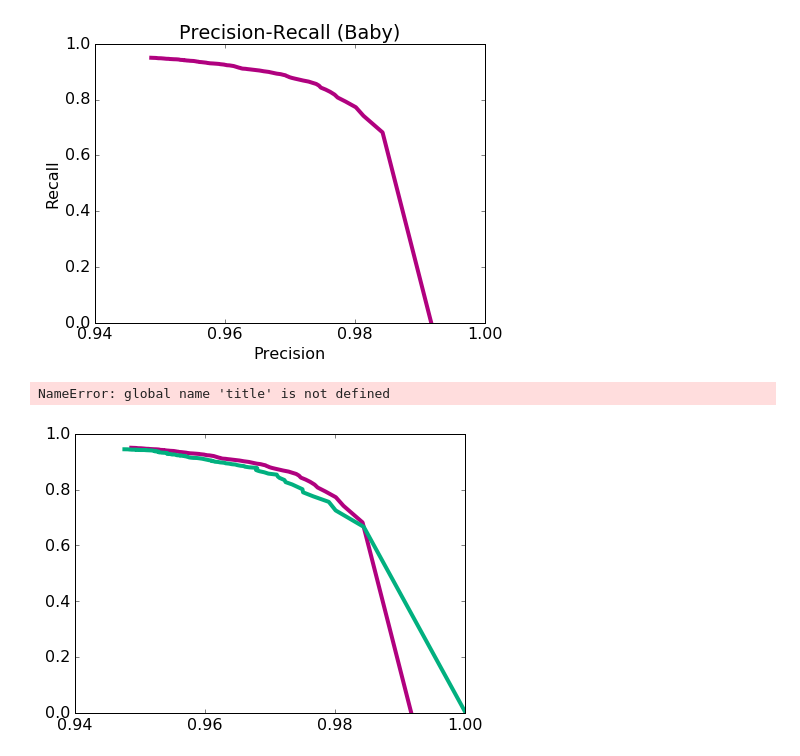
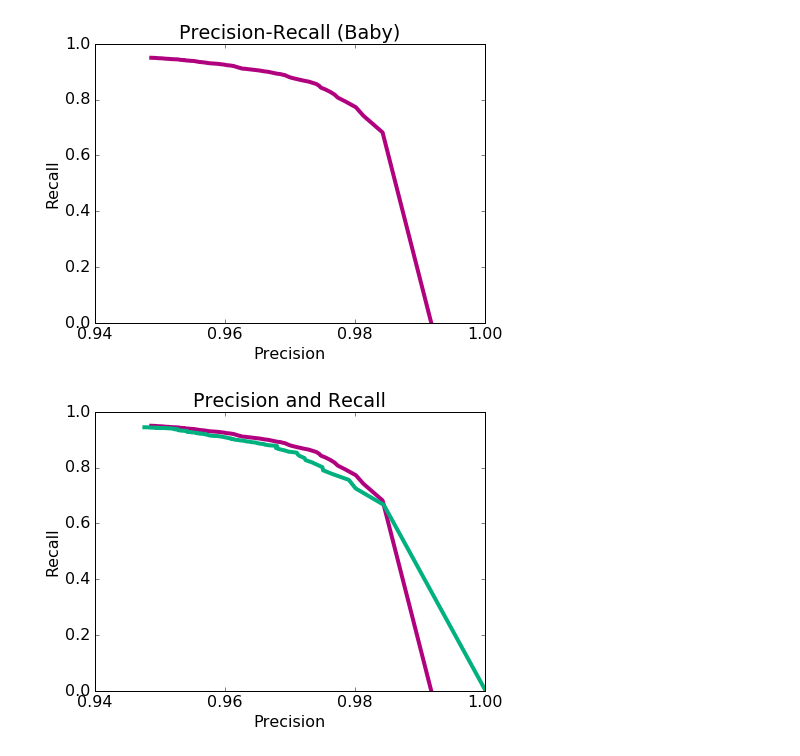
Before and after one commit to SYYoung/UW_MachineLearning, a Jupyter notebook: Classification/Week 6/Assg6_P1.ipynb, the cells around one changed output. Cells and saved outputs as stored; diff of their text form; code cells hidden in the pictures.

```diff
--- a/Classification/Week 6/Assg6_P1.ipynb
+++ b/Classification/Week 6/Assg6_P1.ipynb
@@ -505,14 +505,13 @@ plot_pr_curve(precision_all, recall_all, "Precision-Recall (Baby)")
 # %%
 def plot_all():
     plt.rcParams['figure.figsize'] = 7, 5
     plt.locator_params(axis = 'x', nbins = 5)
     plt.plot(precision_all, recall_all, 'b-', linewidth=4.0, color = '#B0017F')
     plt.plot(precision_baby, recall_baby, 'b-', linewidth=4.0, color = '#01B07F')
-    plt.title(title)
+    plt.title('Precision and Recall')
     plt.xlabel('Precision')
     plt.ylabel('Recall')
     plt.rcParams.update({'font.size': 16})
 plot_all()
 # %% [output]
-NameError: global name 'title' is not defined
-[figure, old version]
+[figure, new version]
```
